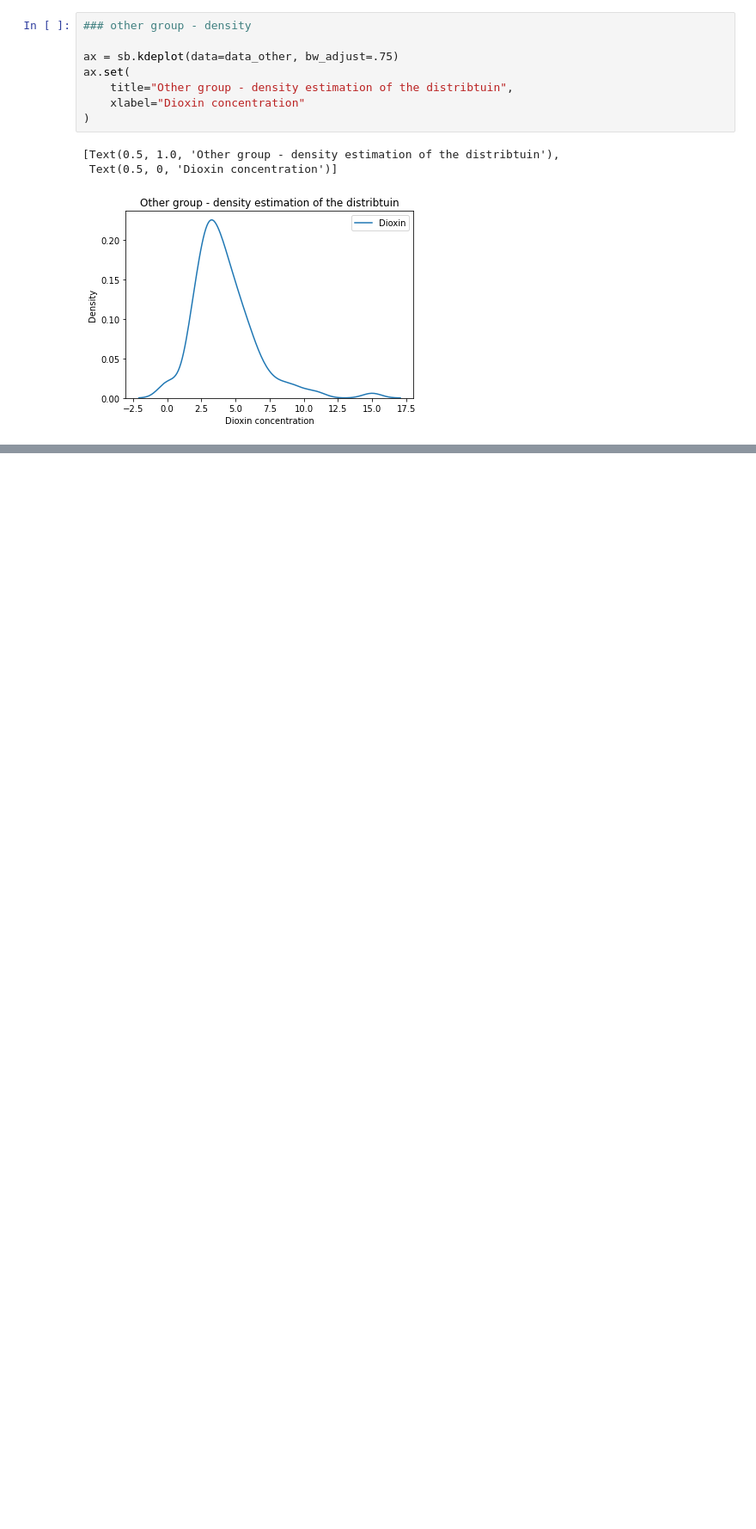
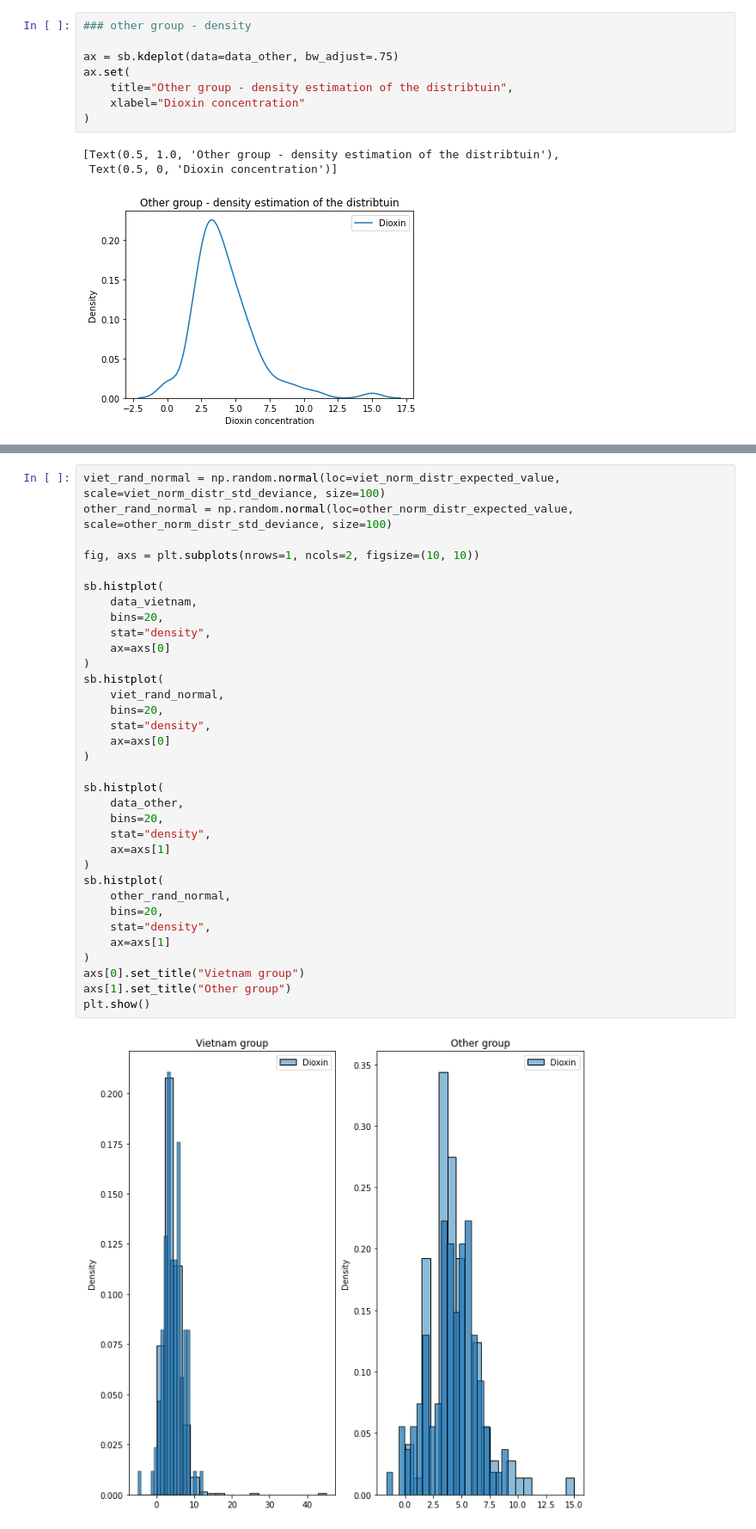
Before and after one commit to czernalex/BI_PST_ASSIGNMENT, a Jupyter notebook: src/assignment.ipynb, the cells around one changed output, grey strips where cells are left out. Shown: that part at 86% size. Cells and saved outputs as stored; diff of their text form; blank space fills up the shorter version.

```diff
--- a/src/assignment.ipynb
+++ b/src/assignment.ipynb
@@ -261,0 +292,36 @@ ax = sb.histplot(
+# %%
+viet_rand_normal = np.random.normal(loc=viet_norm_distr_expected_value, scale=viet_norm_distr_std_deviance, size=100)
+other_rand_normal = np.random.normal(loc=other_norm_distr_expected_value, scale=other_norm_distr_std_deviance, size=100)
+
+fig, axs = plt.subplots(nrows=1, ncols=2, figsize=(10, 10))
+
+sb.histplot(
+    data_vietnam,
+    bins=20,
+    stat="density",
+    ax=axs[0]
+)
+sb.histplot(
+    viet_rand_normal,
+    bins=20,
+    stat="density",
+    ax=axs[0]
+)
+
+sb.histplot(
+    data_other,
+    bins=20,
+    stat="density",
+    ax=axs[1]
+)
+sb.histplot(
+    other_rand_normal,
+    bins=20,
+    stat="density",
+    ax=axs[1]
+)
+axs[0].set_title("Vietnam group")
+axs[1].set_title("Other group")
+plt.show()
+# %% [output]
+[figure, added]
```
Also changed, not shown: parts of 19 cells of this notebook.
